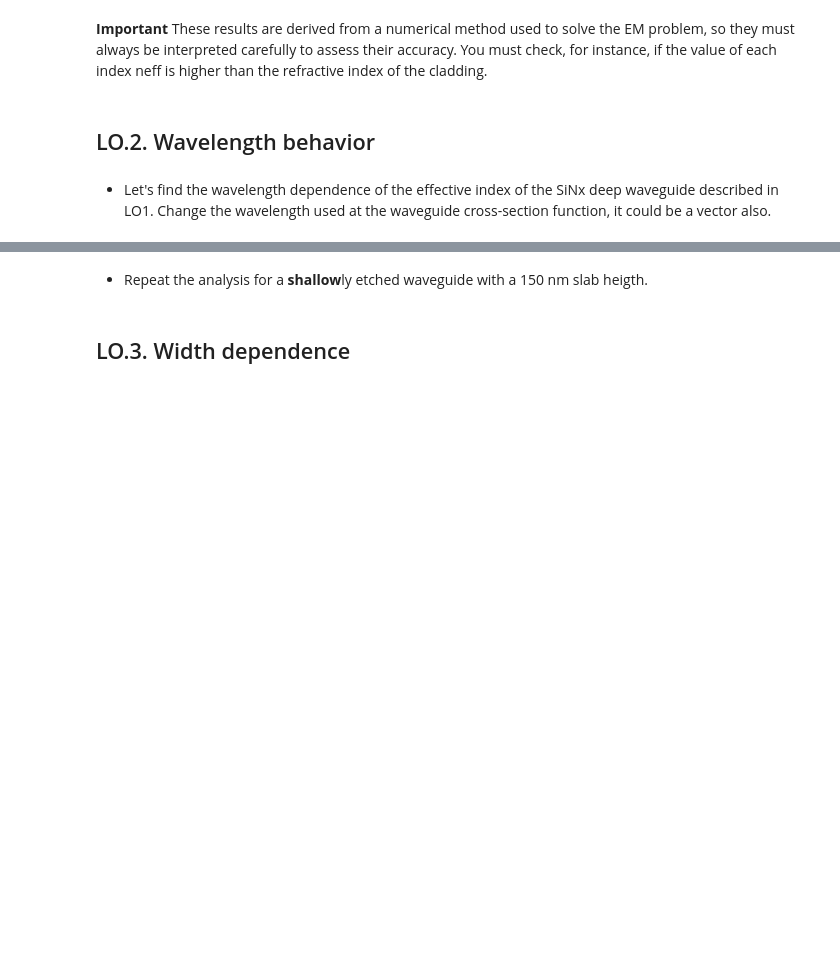
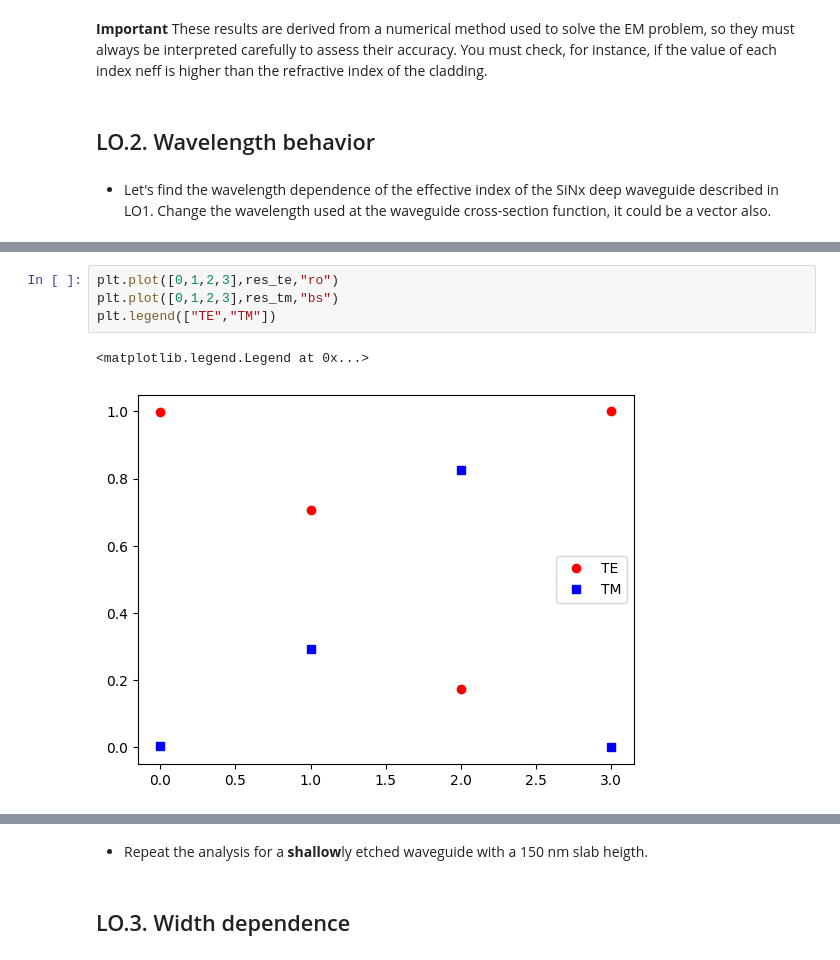
Before and after one commit to jllanoh/cifoin-lab1, a Jupyter notebook: WAVEGUIDES_Student.ipynb, the cells around one changed output, grey strips where cells are left out. Drawn from its saved outputs; the diff is of its cells as text; blank space fills up the shorter version.

```diff
--- a/WAVEGUIDES_Student.ipynb
+++ b/WAVEGUIDES_Student.ipynb
@@ -245,0 +217,7 @@ plt.tight_layout(rect=[0, 0, 0.85, 1])
+# %%
+plt.plot([0,1,2,3],res_te,"ro")
+plt.plot([0,1,2,3],res_tm,"bs")
+plt.legend(["TE","TM"])
+# %% [output]
+<matplotlib.legend.Legend at 0x...>
+[figure, added]
```
Also changed, not shown: parts of 16 cells of this notebook, 1 other file.
